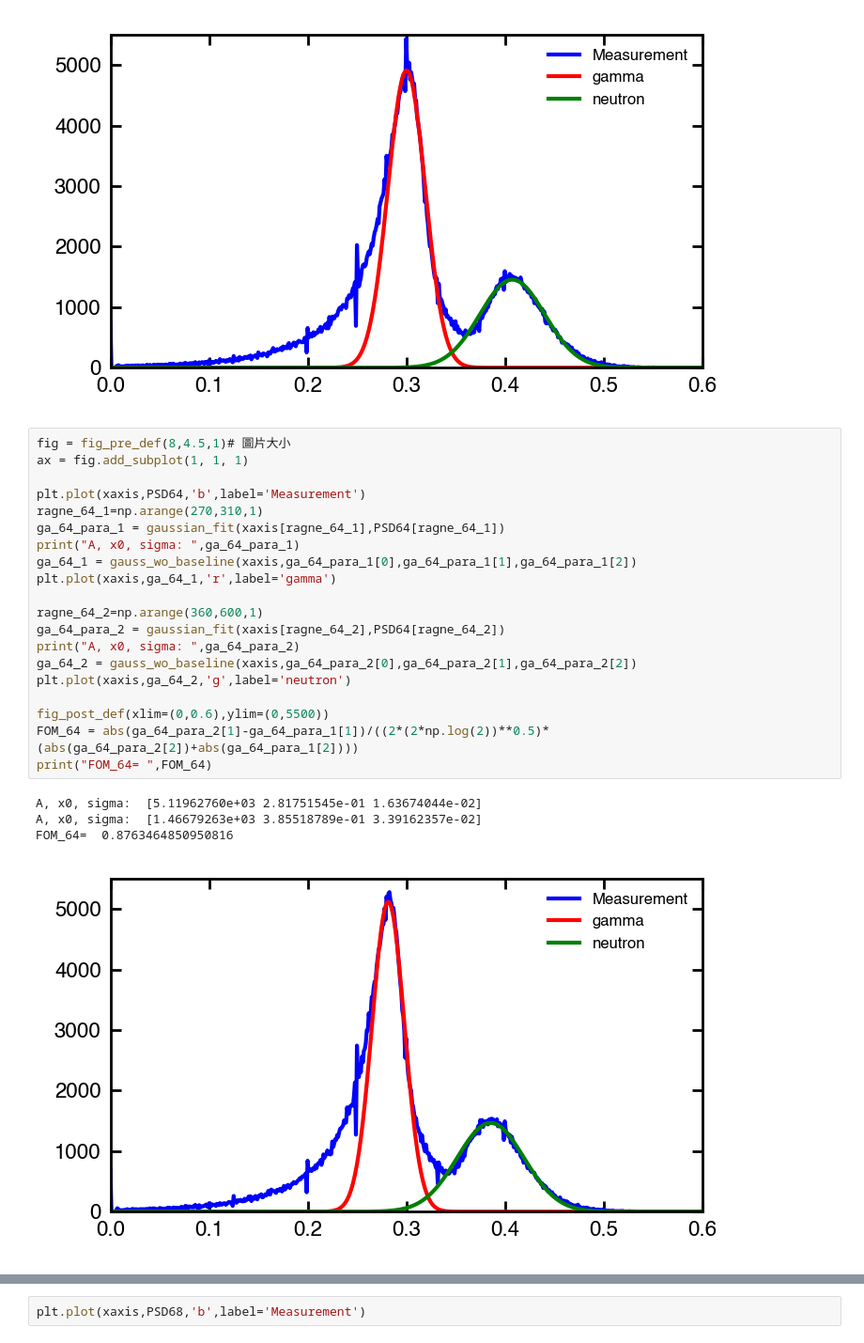
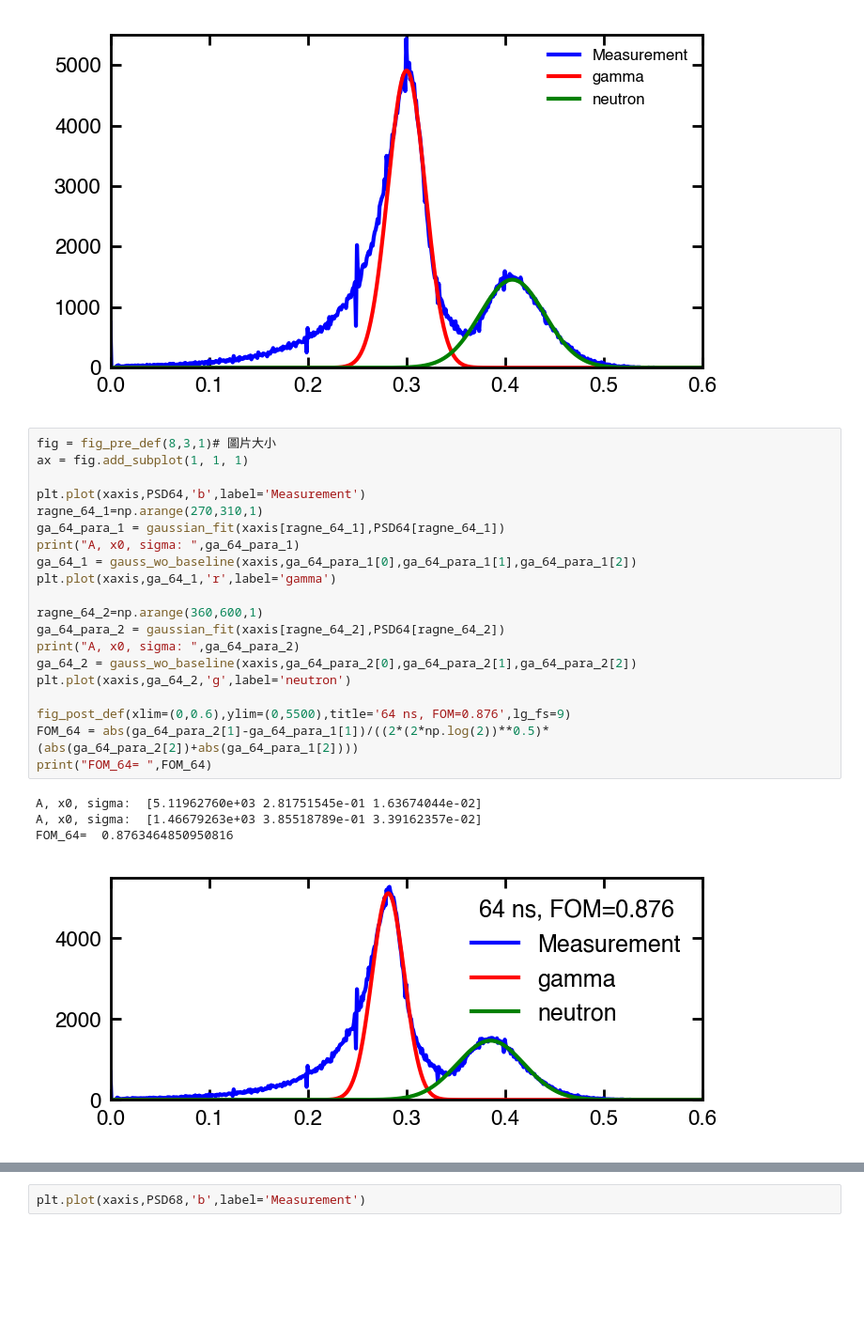
Before and after one commit to ShawnTHLIN/Neutron_research_code, a Jupyter notebook: Neutron_experiment/PSD_optimization/PSD_comparison.ipynb, the cells around one changed output, grey strips where cells are left out. Shown: that part at 94% size. Cells and saved outputs as stored; diff of their text form; blank space fills up the shorter version.

```diff
--- a/Neutron_experiment/PSD_optimization/PSD_comparison.ipynb
+++ b/Neutron_experiment/PSD_optimization/PSD_comparison.ipynb
@@ -195,28 +195,28 @@ A, x0, sigma:  [1.45419409e+03 4.07597694e-01 3.28581922e-02]
 FOM_62=  0.8804305994040249
 [figure]
 # %%
-fig = fig_pre_def(8,4.5,1)# 圖片大小
+fig = fig_pre_def(8,3,1)# 圖片大小
 ax = fig.add_subplot(1, 1, 1)
 
 plt.plot(xaxis,PSD64,'b',label='Measurement')
 ragne_64_1=np.arange(270,310,1)
 ga_64_para_1 = gaussian_fit(xaxis[ragne_64_1],PSD64[ragne_64_1])
 print("A, x0, sigma: ",ga_64_para_1)
 ga_64_1 = gauss_wo_baseline(xaxis,ga_64_para_1[0],ga_64_para_1[1],ga_64_para_1[2])
 plt.plot(xaxis,ga_64_1,'r',label='gamma')
 
 ragne_64_2=np.arange(360,600,1)
 ga_64_para_2 = gaussian_fit(xaxis[ragne_64_2],PSD64[ragne_64_2])
 print("A, x0, sigma: ",ga_64_para_2)
 ga_64_2 = gauss_wo_baseline(xaxis,ga_64_para_2[0],ga_64_para_2[1],ga_64_para_2[2])
 plt.plot(xaxis,ga_64_2,'g',label='neutron')
 
-fig_post_def(xlim=(0,0.6),ylim=(0,5500))
+fig_post_def(xlim=(0,0.6),ylim=(0,5500),title='64 ns, FOM=0.876',lg_fs=9)
 FOM_64 = abs(ga_64_para_2[1]-ga_64_para_1[1])/((2*(2*np.log(2))**0.5)*(abs(ga_64_para_2[2])+abs(ga_64_para_1[2])))
 print("FOM_64= ",FOM_64)
 # %% [output]
 A, x0, sigma:  [5.11962760e+03 2.81751545e-01 1.63674044e-02]
 A, x0, sigma:  [1.46679263e+03 3.85518789e-01 3.39162357e-02]
 FOM_64=  0.8763464850950816
-[figure, old version]
+[figure, new version]
 # %%
```
Also changed, not shown: parts of 3 cells of this notebook, 5 other files.
